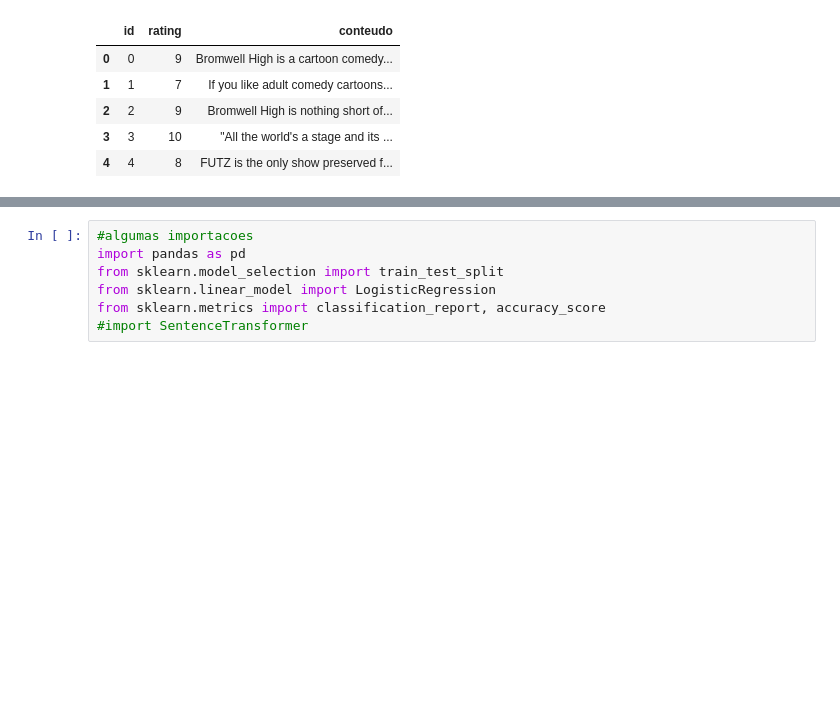
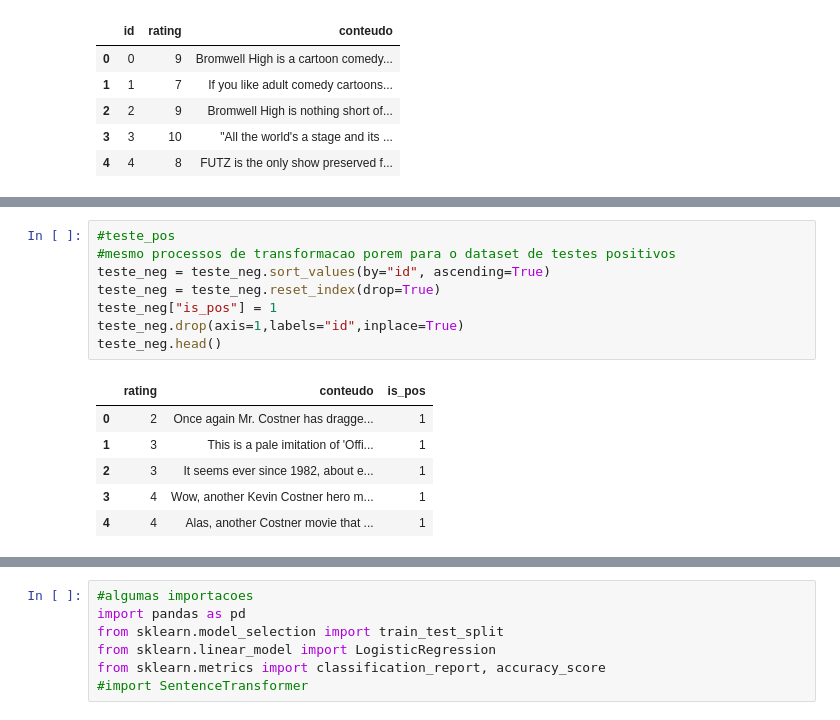
Before and after one commit to Netreck/Trabalho-Aprendizado-de-Maquina, a Jupyter notebook: main.ipynb, the cells around one changed output, grey strips where cells are left out. Drawn from its saved outputs; the diff is of its cells as text; blank space fills up the shorter version.

```diff
--- a/main.ipynb
+++ b/main.ipynb
@@ -176,0 +134,15 @@ df_teste.describe()
+# %%
+#teste_pos
+#mesmo processos de transformacao porem para o dataset de testes positivos
+teste_neg = teste_neg.sort_values(by="id", ascending=True)
+teste_neg = teste_neg.reset_index(drop=True)
+teste_neg["is_pos"] = 1
+teste_neg.drop(axis=1,labels="id",inplace=True)
+teste_neg.head()
+# %% [output]
+|  | rating | conteudo | is_pos |
+| 0 | 2 | Once again Mr. Costner has dragge... | 1 |
+| 1 | 3 | This is a pale imitation of 'Offi... | 1 |
+| 2 | 3 | It seems ever since 1982, about e... | 1 |
+| 3 | 4 | Wow, another Kevin Costner hero m... | 1 |
+| 4 | 4 | Alas, another Costner movie that ... | 1 |
```
Also changed, not shown: parts of 27 cells of this notebook.
